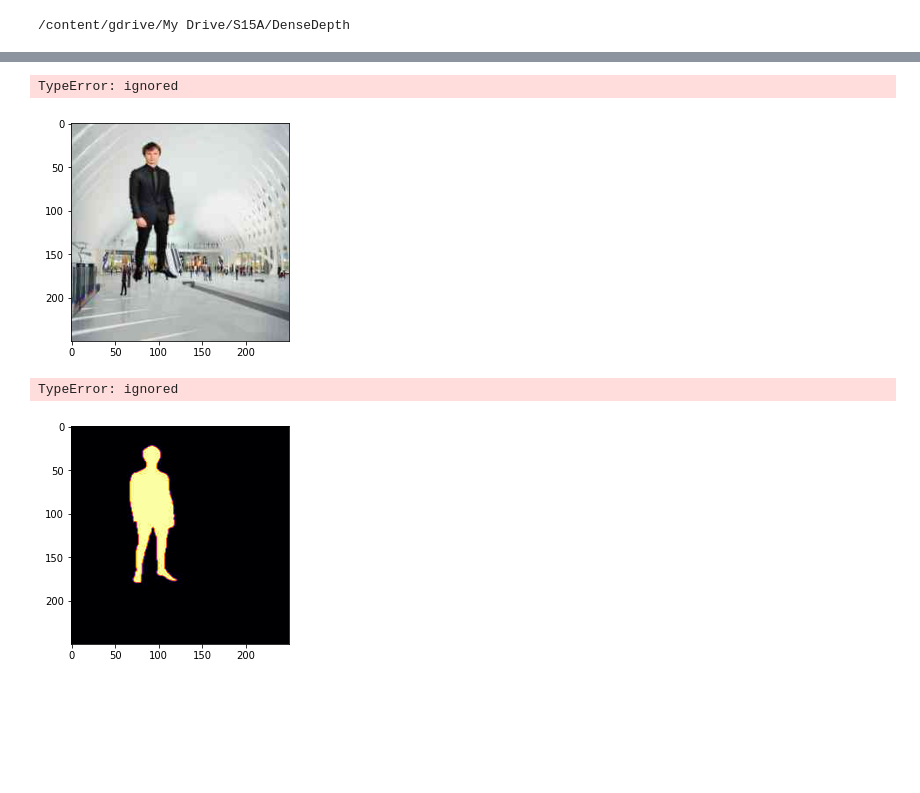
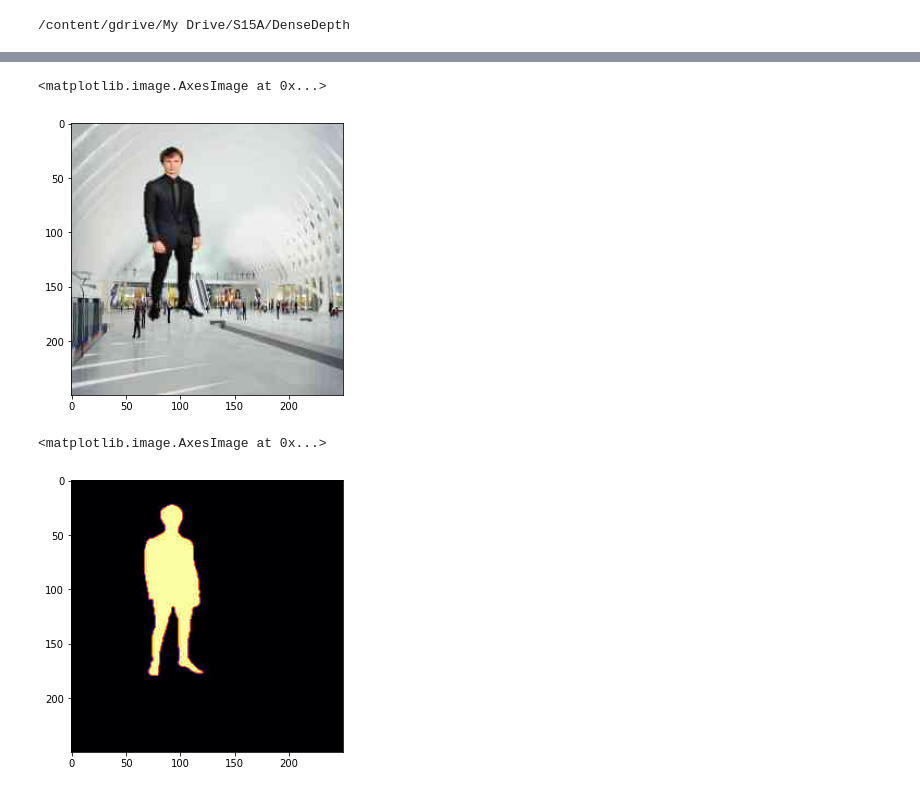
Before and after one commit to NagaKalyani2409/EVA4-Assignment, a Jupyter notebook: S15A_DenseDepth.ipynb, the cells around one changed output, grey strips where cells are left out. Drawn from its saved outputs; the diff is of its cells as text; code cells hidden in the pictures; blank space fills up the shorter version.

```diff
--- a/S15A_DenseDepth.ipynb
+++ b/S15A_DenseDepth.ipynb
@@ -78,13 +80,12 @@ plt.imshow( io.imread('/content/gdrive/My Drive/S15A/DenseDepth/results.jpg'),cm
 # %%
-
-img=plt.imshow( io.imread('/content/gdrive/My Drive/S15A/fg_bg/fg_bg/bg_000/1.jpg'),cmap='inferno' )
-plt.imshow(img)
+plt.figure(figsize=(5,5))
+plt.imshow( io.imread('/content/gdrive/My Drive/S15A/fg_bg/fg_bg/bg_000/1.jpg'),cmap='inferno' )
 # %% [output]
-TypeError: ignored
+<matplotlib.image.AxesImage at 0x...>
-[figure, old version]
+[figure, new version]
 # %%
-img=plt.imshow( io.imread('/content/gdrive/My Drive/S15A/fg_bg/fg_bg_mask/bg_000/fg_000_bg_000_mask_000000.jpg'),cmap='inferno' )
-plt.imshow(img)
+plt.figure(figsize=(5,5))
+plt.imshow( io.imread('/content/gdrive/My Drive/S15A/fg_bg/fg_bg_mask/bg_000/fg_000_bg_000_mask_000000.jpg'),cmap='inferno' )
 # %% [output]
-TypeError: ignored
+<matplotlib.image.AxesImage at 0x...>
-[figure, old version]
+[figure, new version]
```
Also changed, not shown: parts of 4 cells of this notebook.
